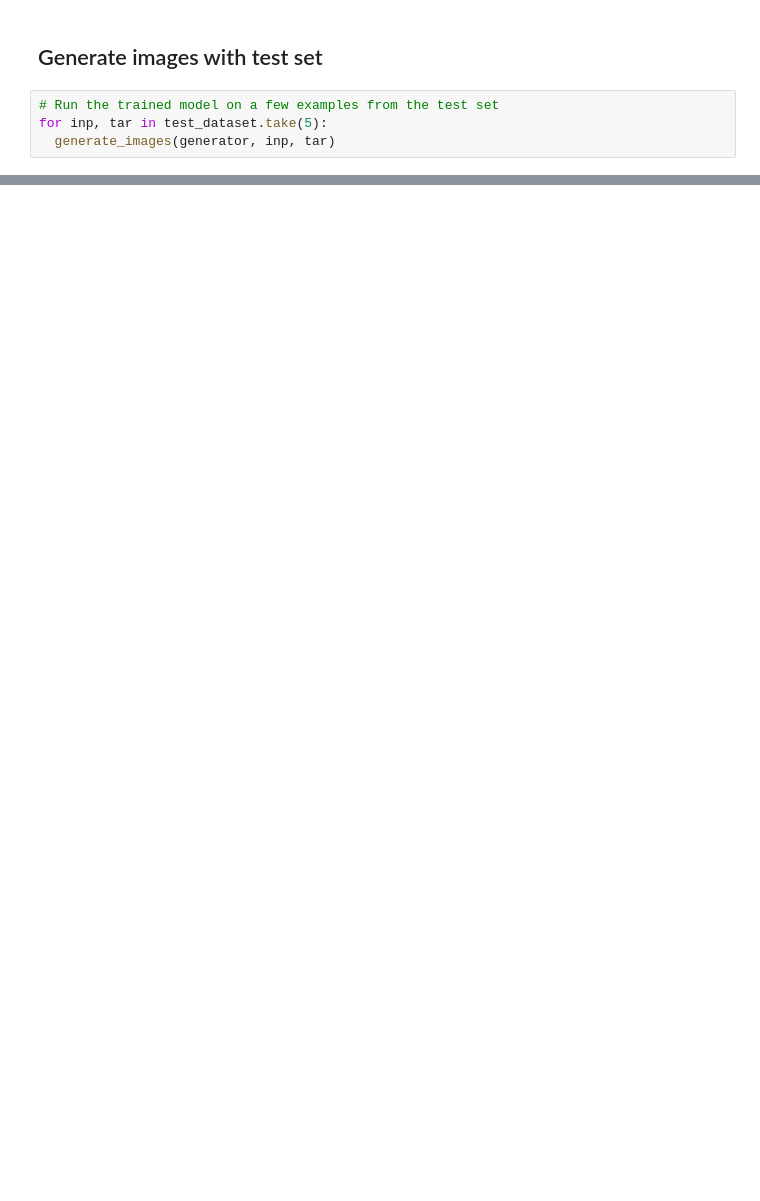
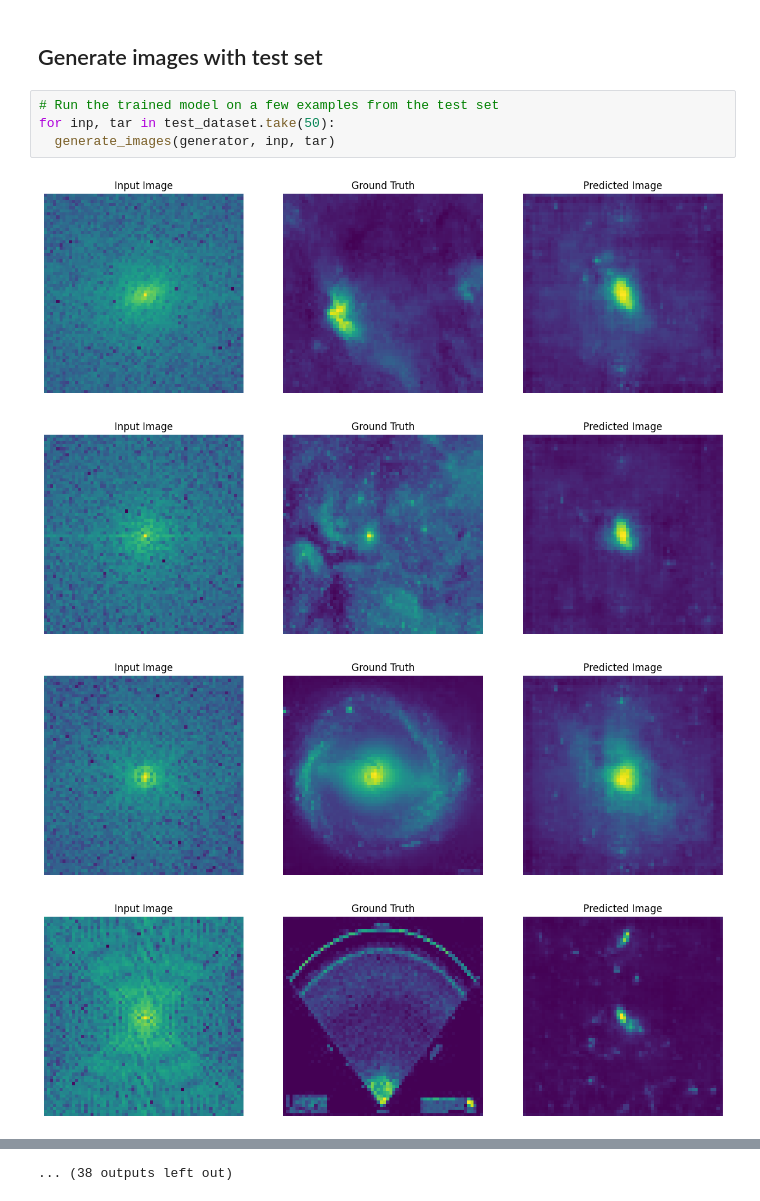
Before and after one commit to Yurivanderburg/II_GAN, a Jupyter notebook: Spirals_v0.1.ipynb, the cells around one changed output, grey strips where cells are left out. Drawn from its saved outputs; the diff is of its cells as text; blank space fills up the shorter version.

Commit message:
Trained model and displayed 50 images

```diff
--- a/Spirals_v0.1.ipynb
+++ b/Spirals_v0.1.ipynb
@@ -458,5 +464,10 @@ checkpoint.restore(tf.train.latest_checkpoint(checkpoint_dir))
 ## Generate images with test set
 # %%
 # Run the trained model on a few examples from the test set
-for inp, tar in test_dataset.take(5):
+for inp, tar in test_dataset.take(50):
   generate_images(generator, inp, tar)
+# %% [output]
+[figure, added]
+[figure, added]
+[figure, added]
+[figure, added]
@@ -462,0 +482 @@ for inp, tar in test_dataset.take(5):
+... (38 outputs left out)
```
Also changed, not shown: parts of 9 cells of this notebook.
